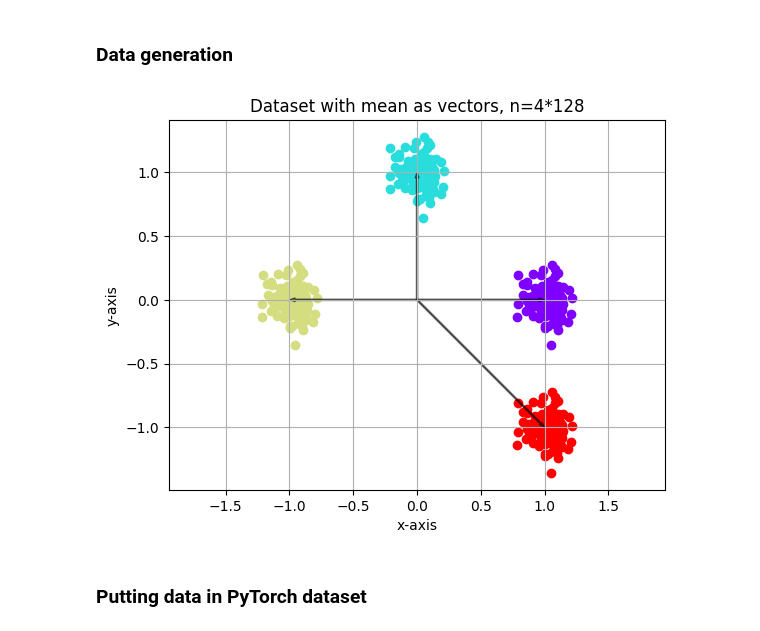
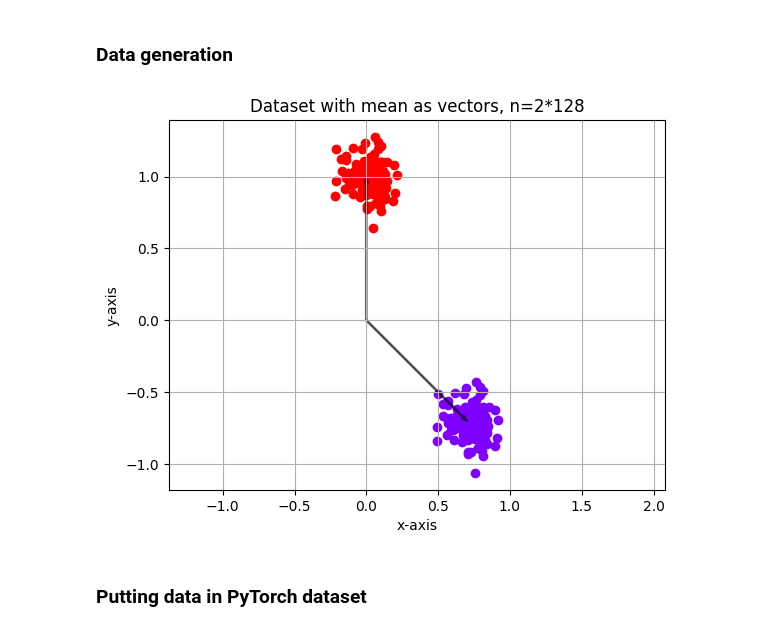
Before and after one commit to Dalsaetra/unitary_memory_indexing_recreated, a Jupyter notebook: notebooks/main.ipynb, the cells around one changed output. Cells and saved outputs as stored; diff of their text form; code cells hidden in the pictures.

```diff
--- a/notebooks/main.ipynb
+++ b/notebooks/main.ipynb
@@ -18,26 +18,26 @@ from datagen import DataGen
 # %% [markdown]
 ### Data generation
 # %%
-n_categories = 4
+n_categories = 2
 n_p = 128 # points_per_category
 
 
 # sym, as, as_extra, parallel, manual
-datatype = "as"
-as_pos = np.array([1,-1])
+datatype = "manual"
+as_pos = np.array([[1/np.sqrt(2),-1/np.sqrt(2)],[0,1]])
 noise = False
 dataclass = DataGen(n_categories, n_p, scale=1, name=datatype, seed=1234, as_pos=as_pos,noise=noise)
 centers,data,labels = dataclass.centers,dataclass.data,dataclass.labels
 
 dataclass.plot()
 
 if noise:
     n_categories += 1
 
 # centers,data,labels = data_gen(n_categories,n_p,scale=1)
 # centers,data,labels = data_gen_as_extra(n_categories,n_p,scale=1)
 # %% [output]
-[figure, old version]
+[figure, new version]
 # %% [markdown]
 ### Putting data in PyTorch dataset
 # %%
```
Also changed, not shown: parts of 6 cells of this notebook, 2 other files.
